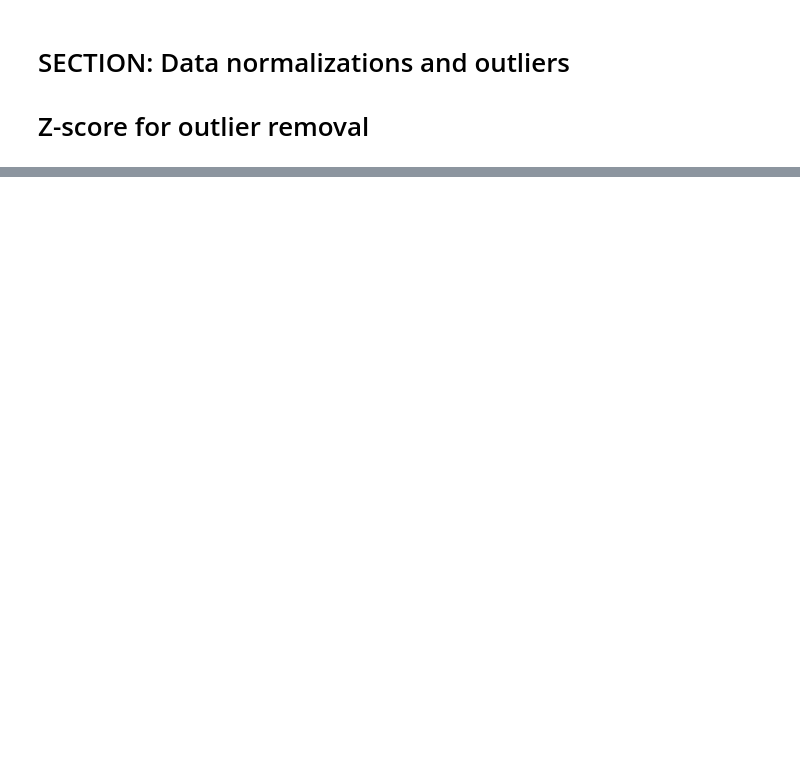
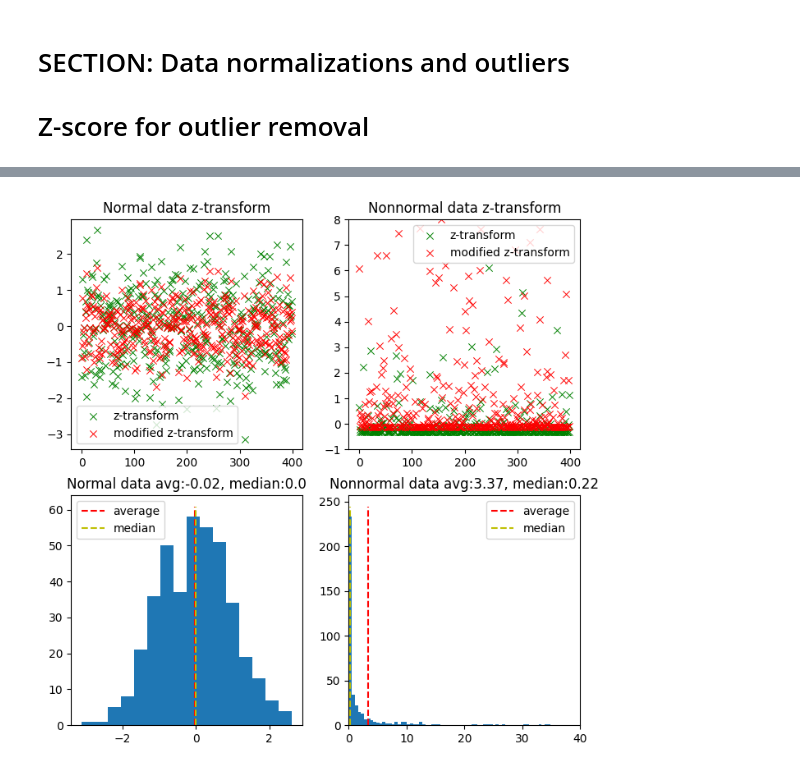
Before and after one commit to SiracencoSerghei/Statistics_and_ML, a Jupyter notebook: 2.3_dataNormOutliers/stats_normOutliers_zMethod.ipynb, the cells around one changed output, grey strips where cells are left out. Drawn from its saved outputs; the diff is of its cells as text; code cells hidden in the pictures; blank space fills up the shorter version.

Commit message:
z vs. modified z

```diff
--- a/2.3_dataNormOutliers/stats_normOutliers_zMethod.ipynb
+++ b/2.3_dataNormOutliers/stats_normOutliers_zMethod.ipynb
@@ -127,0 +132,66 @@ plt.show()
+# %%
+
+N = 400
+
+rng = np.random.default_rng(12345)
+
+#Create 2 datasets, one normally distributed and the other one right-skewed
+data_norm = rng.normal(0, 1, N)
+data_nonnorm = rng.normal(0, 1, N)**4
+
+#Compute z-tranformed data
+data_normZ = (data_norm - np.mean(data_norm)) / np.std(data_norm, ddof=1)
+data_nonnormZ = (data_nonnorm - np.mean(data_nonnorm)) / np.std(data_nonnorm, ddof=1)
+
+#Filter by z-method
+# data_nonnormZ = np.where(np.abs(data_nonnormZ) > 3, np.nan, data_nonnormZ)
+# print(np.argwhere(np.isnan(data_nonnormZ)))
+
+#Computed Modified z-transformed data
+data_norm_mad = robust.mad(data_norm)
+data_nonnorm_mad = robust.mad(data_norm)
+
+data_norm_modZ = 0.6745 * (data_norm - np.median(data_norm)) / data_norm_mad
+data_nonnorm_modZ = 0.6745 * (data_nonnorm - np.median(data_nonnorm)) / data_nonnorm_mad
+
+fig, ax = plt.subplots(2, 2)
+
+scatter_size = 0.7
+
+ax[0, 0].scatter(range(N), data_normZ, color="g", marker="x", linewidth=scatter_size, label="z-transform")
+ax[0, 0].scatter(range(N), data_norm_modZ, color="r", marker="x", linewidth=scatter_size, label="modified z-transform")
+ax[0, 0].set_title("Normal data z-transform")
+ax[0, 0].legend()
+
+ax[0, 1].scatter(range(N), data_nonnormZ, color="g", marker="x", linewidth=scatter_size, label="z-transform")
+ax[0, 1].scatter(range(N), data_nonnorm_modZ, color="r", marker="x", linewidth=scatter_size, label="modified z-transform")
+ax[0, 1].set_ylim([-1, 8])
+ax[0, 1].legend()
+ax[0, 1].set_title("Nonnormal data z-transform")
+
+norm_median = np.median(data_norm)
+norm_avg = np.mean(data_norm)
+nonnorm_median = np.median(data_nonnorm)
+nonnorm_avg = np.mean(data_nonnorm)
+
+ax[1, 0].hist(data_norm, bins="fd")
+min_y_norm = ax[1, 0].get_ylim()
+ax[1, 0].plot([norm_avg, norm_avg], min_y_norm, "r--", label="average")
+ax[1, 0].plot([norm_median, norm_median], min_y_norm, "y--", label="median")
+ax[1, 0].legend()
+ax[1, 0].set_title(f"Normal data avg:{norm_avg.round(2)}, median:{norm_median.round(2)}")
+
+ax[1, 1].hist(data_nonnorm, bins="fd")
+min_y_nonnorm = ax[1, 1].get_ylim()
+ax[1, 1].plot([nonnorm_avg, nonnorm_avg], min_y_nonnorm, "r--", label="average")
+ax[1, 1].plot([nonnorm_median, nonnorm_median], min_y_nonnorm, "y--", label="median")
+ax[1, 1].plot()
+ax[1, 1].legend()
+ax[1, 1].set_title(f"Nonnormal data avg:{nonnorm_avg.round(2)}, median:{nonnorm_median.round(2)}")
+ax[1, 1].set_xlim([0, 40])
+
+
+fig.set_size_inches(8, 8)
+plt.show()
+# %% [output]
+[figure, added]
```
Also changed, not shown: parts of 6 cells of this notebook.
